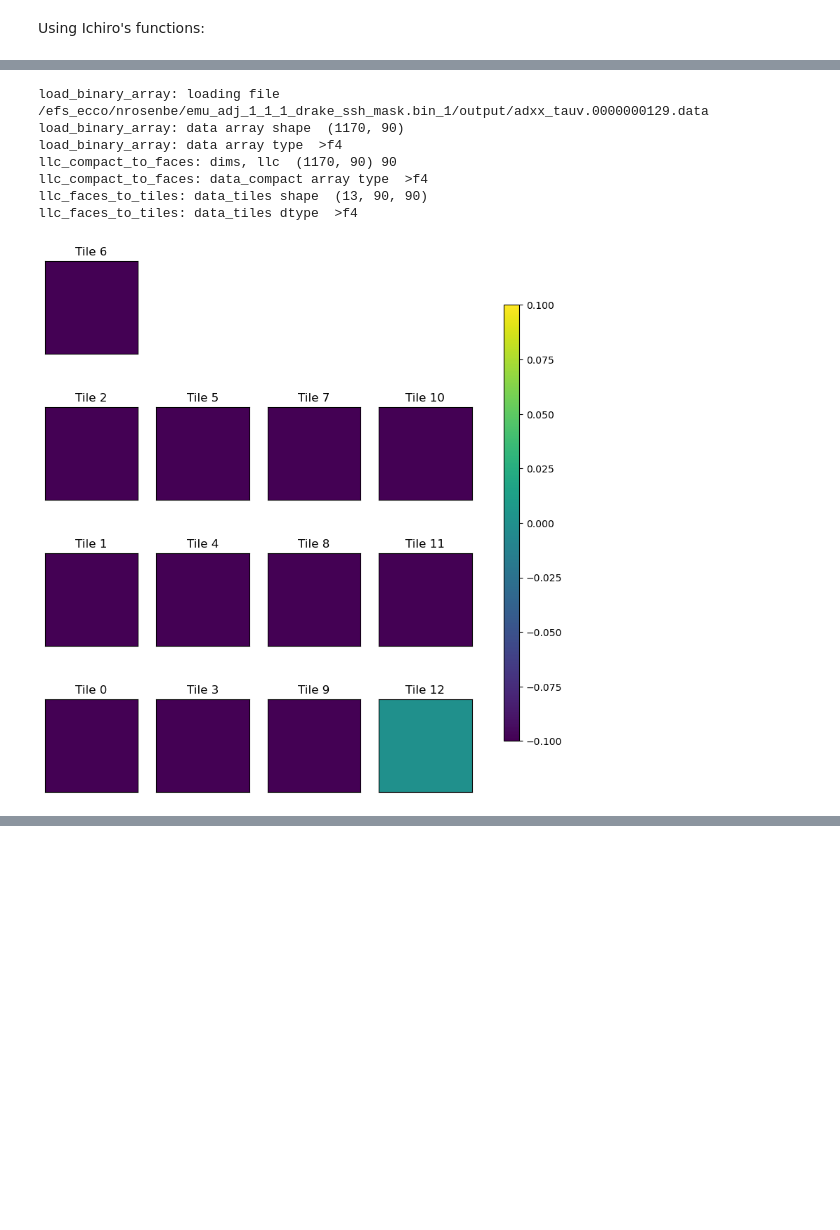
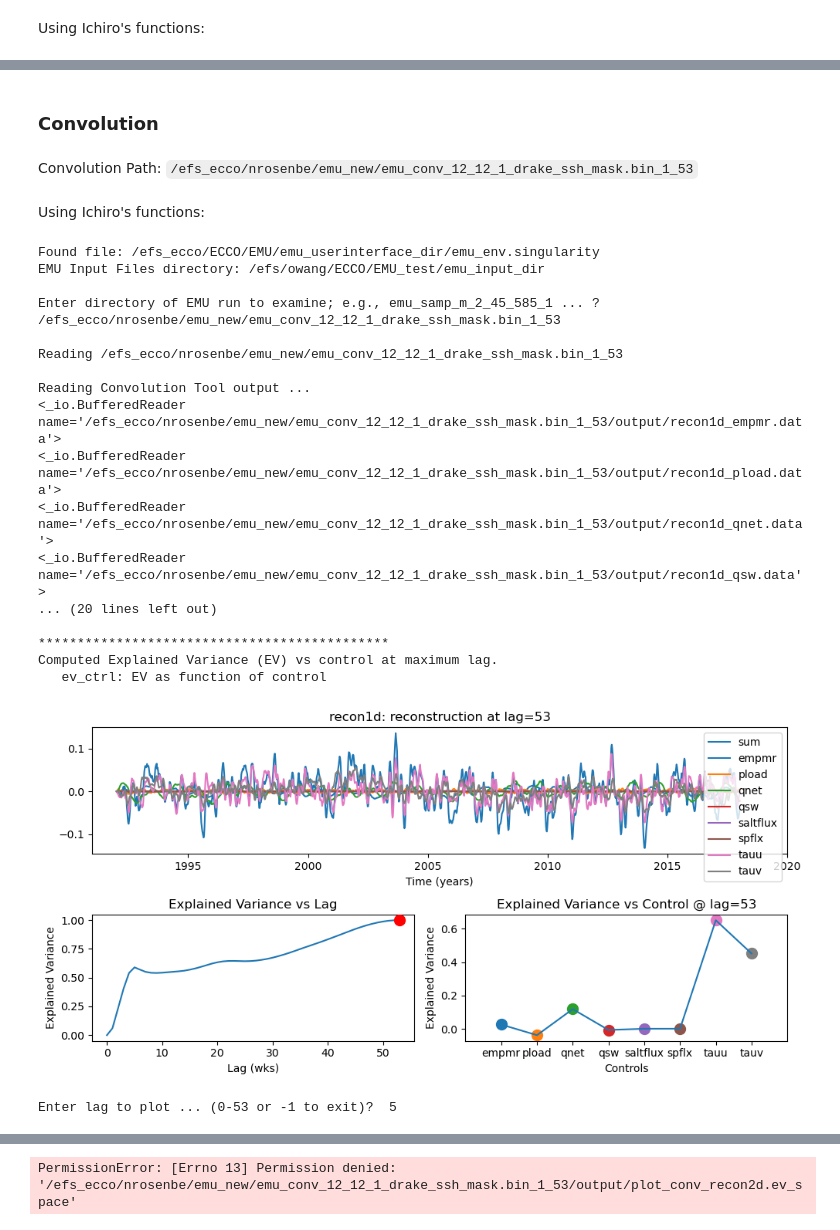
Before and after one commit to ECCO-Hackweek/EH24-ESPRESSO, a Jupyter notebook: contributors/mzahn/plot-adjoint-output.ipynb, the cells around one changed output, grey strips where cells are left out. Cells and saved outputs as stored; diff of their text form; code cells hidden in the pictures; blank space fills up the shorter version.

```diff
--- a/contributors/mzahn/plot-adjoint-output.ipynb
+++ b/contributors/mzahn/plot-adjoint-output.ipynb
@@ -107,14 +159,30 @@ filename = 'adxx_tauv.0000000129.data'
-# %%
-ssh_adjoint_tiles = ecco.read_llc_to_tiles(file_dir, filename)
-# %% [output]
-load_binary_array: loading file /efs_ecco/nrosenbe/emu_adj_1_1_1_drake_ssh_mask.bin_1/output/adxx_tauv.0000000129.data
-load_binary_array: data array shape  (1170, 90)
-load_binary_array: data array type  >f4
-llc_compact_to_faces: dims, llc  (1170, 90) 90
-llc_compact_to_faces: data_compact array type  >f4
-llc_faces_to_tiles: data_tiles shape  (13, 90, 90)
-llc_faces_to_tiles: data_tiles dtype  >f4
-# %%
-ecco.plot_tiles(ssh_adjoint_tiles, layout='latlon',rotate_to_latlon=True,show_tile_labels=True, show_colorbar=True);
-# %% [output]
-[figure, removed]
+# %% [markdown]
+### Convolution
+# %% [markdown]
+Convolution Path:
+`/efs_ecco/nrosenbe/emu_new/emu_conv_12_12_1_drake_ssh_mask.bin_1_53` <br>
+# %% [markdown]
+Using Ichiro's functions:
+# %%
+import runpy
+runpy.run_path('/efs_ecco/ECCO/EMU/emu_userinterface_dir/python/emu_plot.py');
+# %% [output]
+Found file: /efs_ecco/ECCO/EMU/emu_userinterface_dir/emu_env.singularity
+EMU Input Files directory: /efs/owang/ECCO/EMU_test/emu_input_dir
+
+Enter directory of EMU run to examine; e.g., emu_samp_m_2_45_585_1 ... ?  /efs_ecco/nrosenbe/emu_new/emu_conv_12_12_1_drake_ssh_mask.bin_1_53
+
+Reading /efs_ecco/nrosenbe/emu_new/emu_conv_12_12_1_drake_ssh_mask.bin_1_53
+
+Reading Convolution Tool output ...
+<_io.BufferedReader name='/efs_ecco/nrosenbe/emu_new/emu_conv_12_12_1_drake_ssh_mask.bin_1_53/output/recon1d_empmr.data'>
+<_io.BufferedReader name='/efs_ecco/nrosenbe/emu_new/emu_conv_12_12_1_drake_ssh_mask.bin_1_53/output/recon1d_pload.data'>
+<_io.BufferedReader name='/efs_ecco/nrosenbe/emu_new/emu_conv_12_12_1_drake_ssh_mask.bin_1_53/output/recon1d_qnet.data'>
+<_io.BufferedReader name='/efs_ecco/nrosenbe/emu_new/emu_conv_12_12_1_drake_ssh_mask.bin_1_53/output/recon1d_qsw.data'>
+... (20 lines left out)
+
+*********************************************
+Computed Explained Variance (EV) vs control at maximum lag.
+   ev_ctrl: EV as function of control
+[figure, added]
+Enter lag to plot ... (0-53 or -1 to exit)?  5
@@ -120,0 +207 @@ ecco.plot_tiles(ssh_adjoint_tiles, layout='latlon',rotate_to_latlon=True,show_ti
+PermissionError: [Errno 13] Permission denied: '/efs_ecco/nrosenbe/emu_new/emu_conv_12_12_1_drake_ssh_mask.bin_1_53/output/plot_conv_recon2d.ev_space'
```
Also changed, not shown: parts of 16 cells of this notebook.
